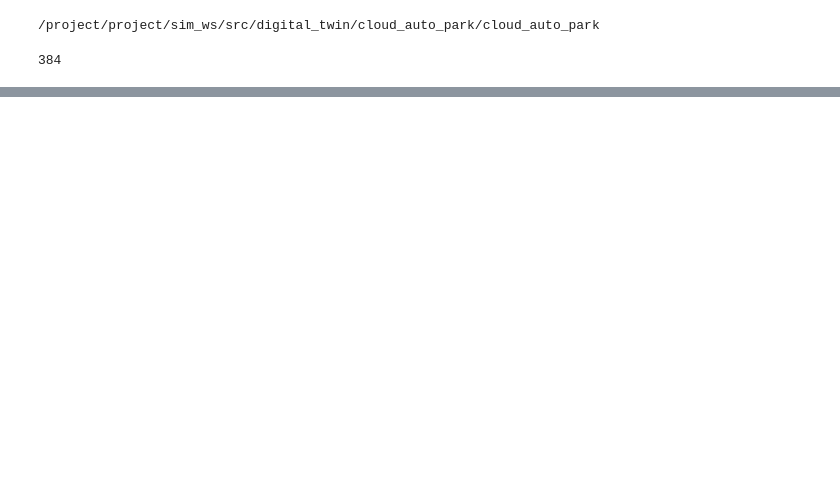
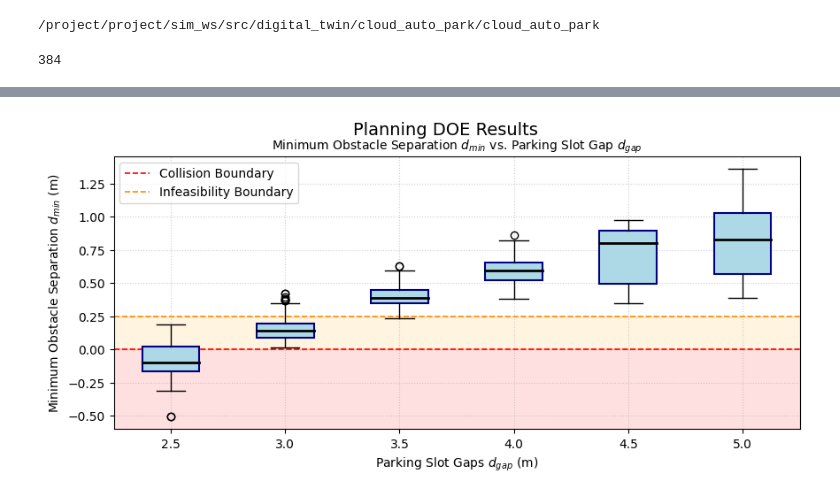
Before and after one commit to SamKhzym/cloud-auto-park, a Jupyter notebook: sim_ws/src/digital_twin/cloud_auto_park/analysis/planning_doe.ipynb, the cells around one changed output, grey strips where cells are left out. Saved outputs shown, nothing was run; the diff lists cells and outputs as text; code cells hidden in the pictures; blank space fills up the shorter version.

```diff
--- a/sim_ws/src/digital_twin/cloud_auto_park/analysis/planning_doe.ipynb
+++ b/sim_ws/src/digital_twin/cloud_auto_park/analysis/planning_doe.ipynb
@@ -227,0 +250,27 @@ results_df_feas_opt_wall
+# %%
+plt.gcf().set_size_inches(10, 4)
+
+plt.axhline(y=0, color='red', linestyle='--', linewidth=1.2, label='Collision Boundary')
+plt.axhline(y=D_min, color='darkorange', linestyle='--', linewidth=1.2, label='Infeasibility Boundary')
+
+plt.boxplot([group['min_sep'] for group in data_groups], labels=[g - CAR_WIDTH for g in gaps],
+            patch_artist=True,
+            medianprops={'color': 'black', 'linewidth': 2},
+            boxprops=dict(facecolor='lightblue', color='navy', linewidth=1.5))
+
+ymin, ymax = plt.ylim()
+
+plt.axhspan(ymin=ymin, ymax=0, color='red', alpha=0.12, zorder=-999)
+plt.axhspan(ymin=0, ymax=D_min, color='orange', alpha=0.12, zorder=-998)
+
+plt.ylim(ymin, ymax)
+
+plt.grid(True, linestyle=':', alpha=0.6)
+plt.xlabel('Parking Slot Gaps $d_{gap}$ (m)')
+plt.ylabel('Minimum Obstacle Separation $d_{min}$ (m)')
+plt.legend(loc='upper left')
+plt.suptitle('Planning DOE Results', fontsize=14)
+plt.gca().set_title('Minimum Obstacle Separation $d_{min}$ vs. Parking Slot Gap $d_{gap}$', fontsize=10)
+plt.savefig('figures/planning_doe_minsep_boxplot.svg')
+# %% [output]
+[figure, added]
```
Also changed, not shown: parts of 10 cells of this notebook, 4 other files.
